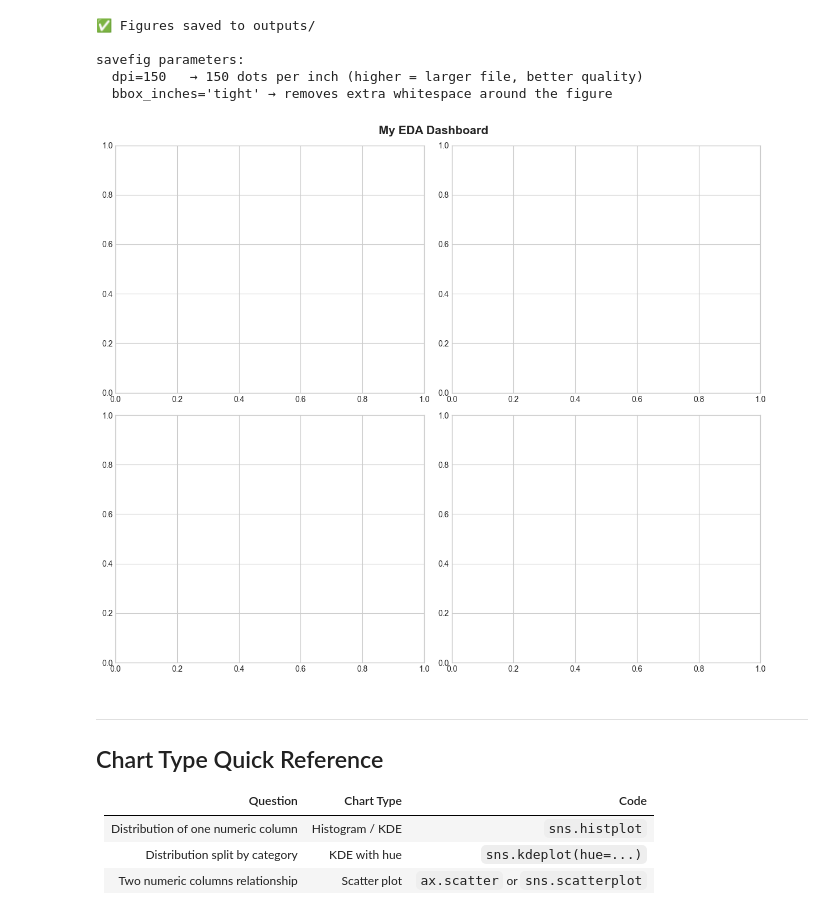
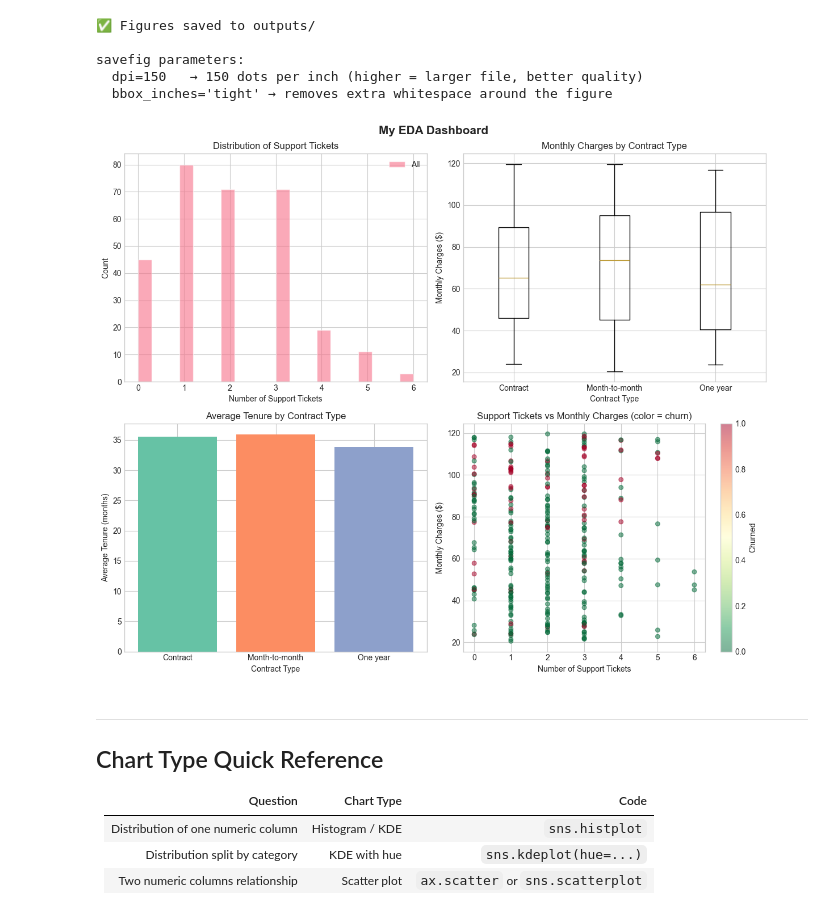
Before and after one commit to jjcatulle/AI-ML-refresher, a Jupyter notebook: phases/phase0/completed/STARTER_Week4_VisualizationDeep.ipynb, the cells around one changed output. Cells and saved outputs as stored; diff of their text form; code cells hidden in the pictures.

```diff
--- a/phases/phase0/completed/STARTER_Week4_VisualizationDeep.ipynb
+++ b/phases/phase0/completed/STARTER_Week4_VisualizationDeep.ipynb
@@ -541,21 +541,46 @@ savefig parameters:
 # %%
 # ── YOUR TURN: Full EDA ───────────────────────────────────────────────────────
 # Use the df dataset to create a 2x2 subplot figure with:
 # 1. (top-left)  Histogram of support_tickets (colored by churn_label)
 # 2. (top-right) Box plot of monthly_charges by contract type
 # 3. (bottom-left) Bar chart: average tenure by contract type
 # 4. (bottom-right) Scatter: support_tickets vs monthly_charges (colored by churned)
 # Add titles, axis labels, and a legend to each plot.
 
 fig, axes = plt.subplots(2, 2, figsize=(12, 10))
 fig.suptitle('My EDA Dashboard', fontsize=15, fontweight='bold')
+axes[0,0].hist(df['support_tickets'], bins=20, alpha=0.6, label='All', edgecolor='white')
+axes[0,0].set_title('Distribution of Support Tickets')
+axes[0,0].set_xlabel('Number of Support Tickets')
+axes[0,0].set_ylabel('Count')
+axes[0,0].legend()
+
+
+axes[0,1].boxplot([df[df['contract'] == ct]['monthly_charges'] for ct in df['contract'].unique()],
+                   labels=df['contract'].unique())
+axes[0,1].set_title('Monthly Charges by Contract Type')
+axes[0,1].set_xlabel('Contract Type')
+axes[0,1].set_ylabel('Monthly Charges ($)')
+
+avg_tenure = df.groupby('contract')['tenure_months'].mean()
+axes[1,0].bar(avg_tenure.index, avg_tenure.values, color=sns.color_palette('Set2', len(avg_tenure)))
+axes[1,0].set_title('Average Tenure by Contract Type')
+axes[1,0].set_xlabel('Contract Type')
+axes[1,0].set_ylabel('Average Tenure (months)')
+
+scatter = axes[1,1].scatter(df['support_tickets'], df['monthly_charges'],
+                            c=df['churned'], cmap='RdYlGn_r', alpha=0.5, s=30)
+axes[1,1].set_title('Support Tickets vs Monthly Charges (color = churn)')
+axes[1,1].set_xlabel('Number of Support Tickets')
+axes[1,1].set_ylabel('Monthly Charges ($)')
+plt.colorbar(scatter, ax=axes[1,1], label='Churned')
 
 # YOUR CODE HERE
 
 plt.tight_layout()
 plt.show()
 # %% [output]
-[figure, old version]
+[figure, new version]
 # %% [markdown]
 ---
 
```
Also changed, not shown: 10 other files.
